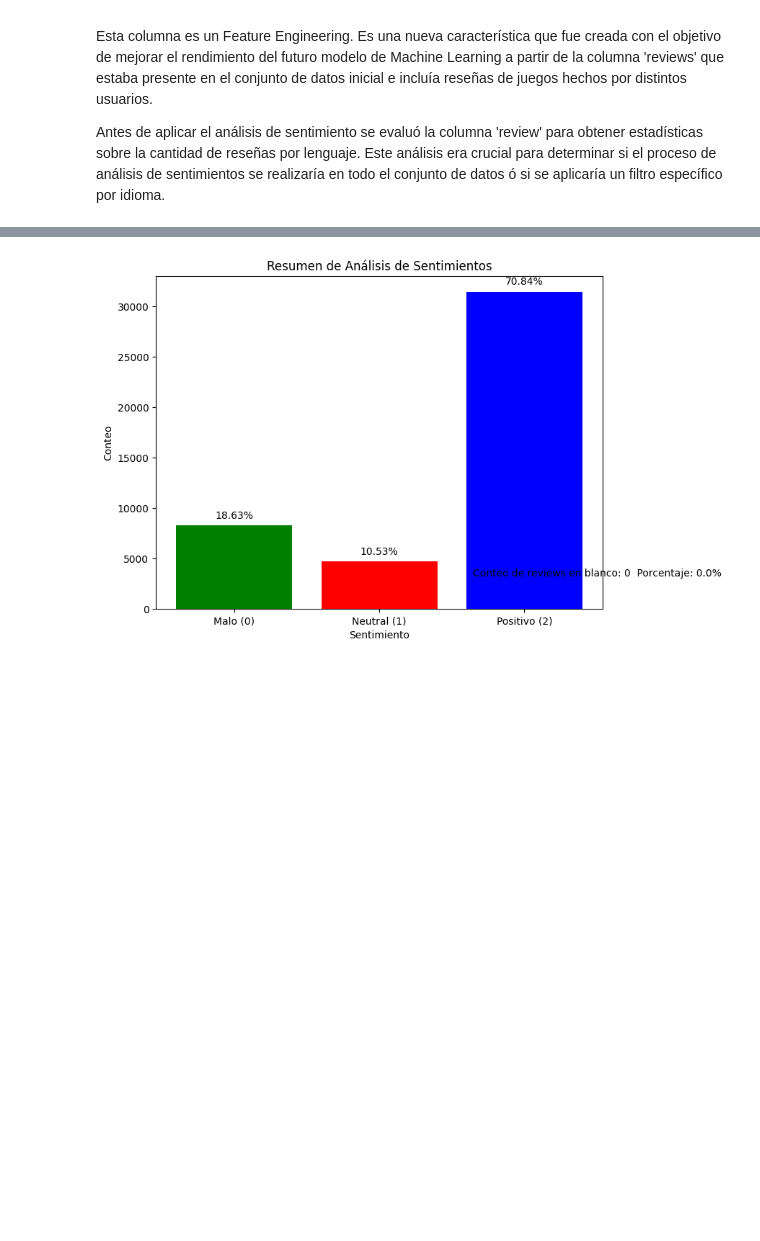
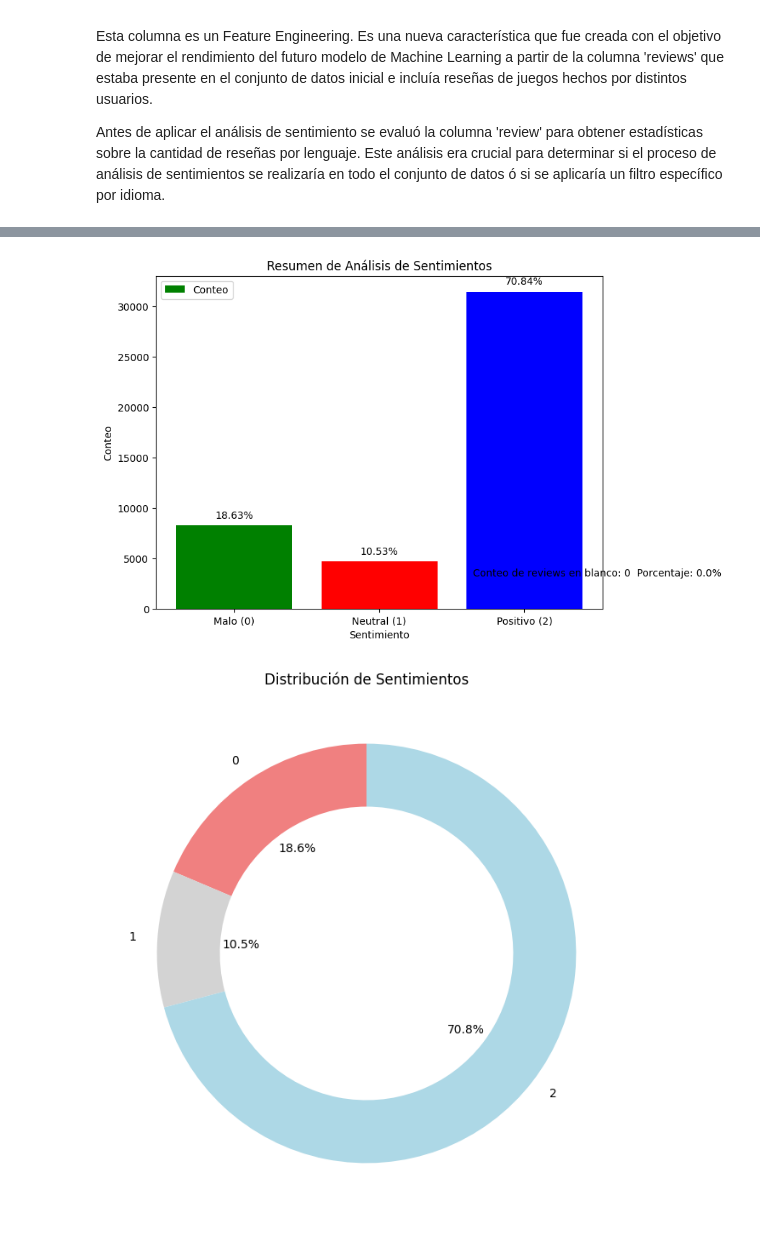
Before and after one commit to Gabbriela07/primer_integrador_henry, a Jupyter notebook: 03 - EDA/analisis_exploratorio_de_datos.ipynb, the cells around one changed output, grey strips where cells are left out. Cells and saved outputs as stored; diff of their text form; code cells hidden in the pictures; blank space fills up the shorter version.

```diff
--- a/03 - EDA/analisis_exploratorio_de_datos.ipynb
+++ b/03 - EDA/analisis_exploratorio_de_datos.ipynb
@@ -180,41 +172,54 @@ En resumen, el enfoque seleccionado con el analizador de sentimientos de Vader e
 # %%
+import matplotlib.pyplot as plt
+
 # Calcular el resumen de análisis de sentimientos
-
 sentiment_summary = df_user_reviews['sentiment_analysis'].value_counts()
 percentage_summary = (df_user_reviews['sentiment_analysis'].value_counts(normalize=True) * 100).round(2)
 
 # Crear un nuevo DataFrame con el resumen
 resumen_sentimientos = pd.DataFrame({
     'Conteo': sentiment_summary,
     'Porcentaje': percentage_summary.astype(str) + '%'
 })
 
 # Ordenar el DataFrame por el conteo de mayor a menor
 resumen_sentimientos = resumen_sentimientos.sort_index()
 
-# Visualizar el resumen
+# Visualizar el resumen con gráfico de barras apiladas
 fig, ax = plt.subplots(figsize=(8, 6))
 
-# Crear barras para el conteo
-ax.bar(resumen_sentimientos.index, resumen_sentimientos['Conteo'], color=['green', 'red', 'blue'])
+# Crear barras apiladas para el conteo
+ax.bar(resumen_sentimientos.index, resumen_sentimientos['Conteo'], color=['green', 'red', 'blue'], label='Conteo')
 
 # Mostrar porcentajes encima de las barras
 for i, v in enumerate(resumen_sentimientos['Porcentaje']):
     ax.text(i, resumen_sentimientos['Conteo'][i] + 500, f"{v}", ha='center', va='bottom')
 
 # Configurar el gráfico
 ax.set_title('Resumen de Análisis de Sentimientos')
 ax.set_xlabel('Sentimiento')
 ax.set_ylabel('Conteo')
 ax.set_xticks(resumen_sentimientos.index)
 ax.set_xticklabels(['Malo (0)', 'Neutral (1)', 'Positivo (2)'])
+ax.legend()
 
 # Mostrar el conteo de reviews en blanco
 conteo_reviews_en_blanco = (df_user_reviews['sentiment_analysis'].isnull()).sum()
 porcentaje_reviews_en_blanco = (conteo_reviews_en_blanco / len(df_user_reviews) * 100).round(2)
 ax.text(2.5, 3000, f"Conteo de reviews en blanco: {conteo_reviews_en_blanco}  Porcentaje: {porcentaje_reviews_en_blanco}%", ha='center', va='bottom')
 
 plt.show()
+
+# Visualizar el resumen con gráfico de pastel
+fig, ax = plt.subplots(figsize=(8, 8))
+
+# Crear un gráfico de pastel con colores personalizados
+colores = ['lightcoral', 'lightgrey', 'lightblue']
+ax.pie(resumen_sentimientos['Conteo'], labels=resumen_sentimientos.index, autopct='%1.1f%%', colors=colores, startangle=90, wedgeprops=dict(width=0.3))
+ax.set_title('Distribución de Sentimientos')
+
+plt.show()
 # %% [output]
-[figure, old version]
+[figure, new version]
+[figure, added]
 # %% [markdown]
```
Also changed, not shown: parts of 10 cells of this notebook.
